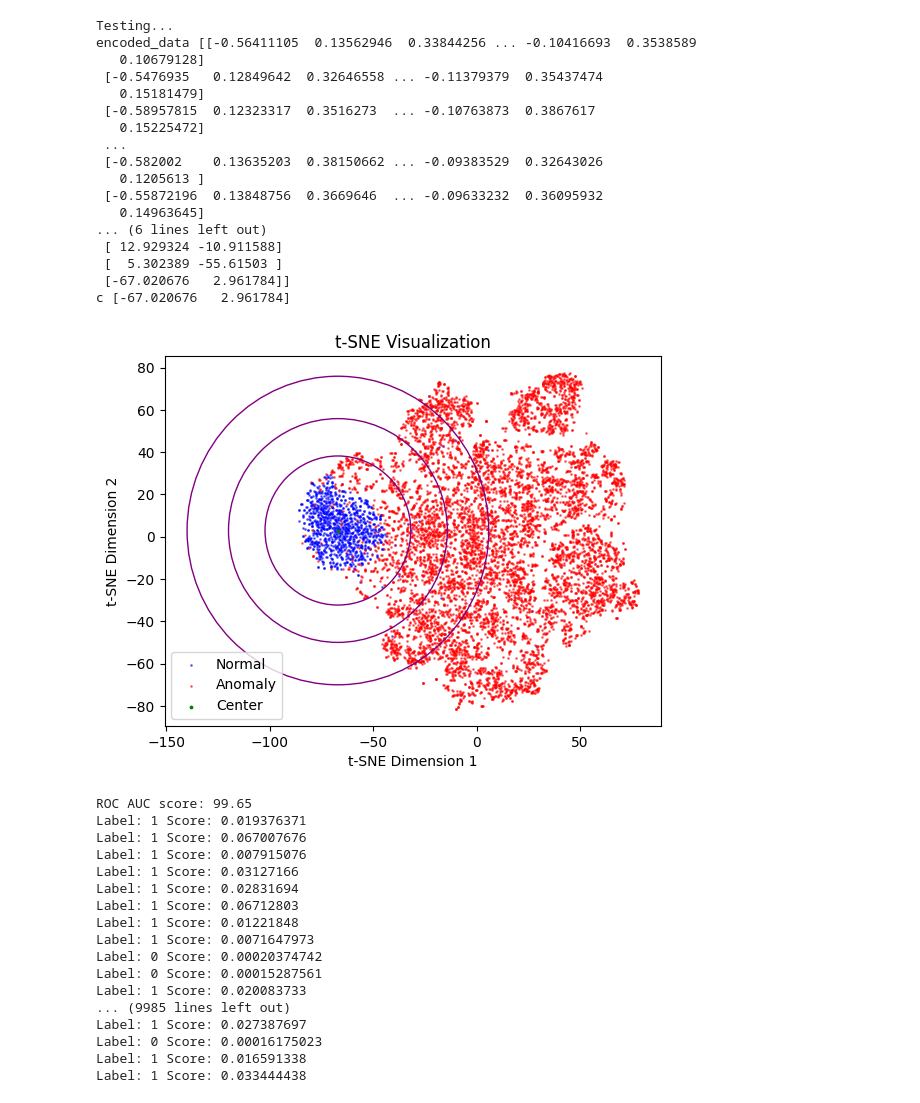
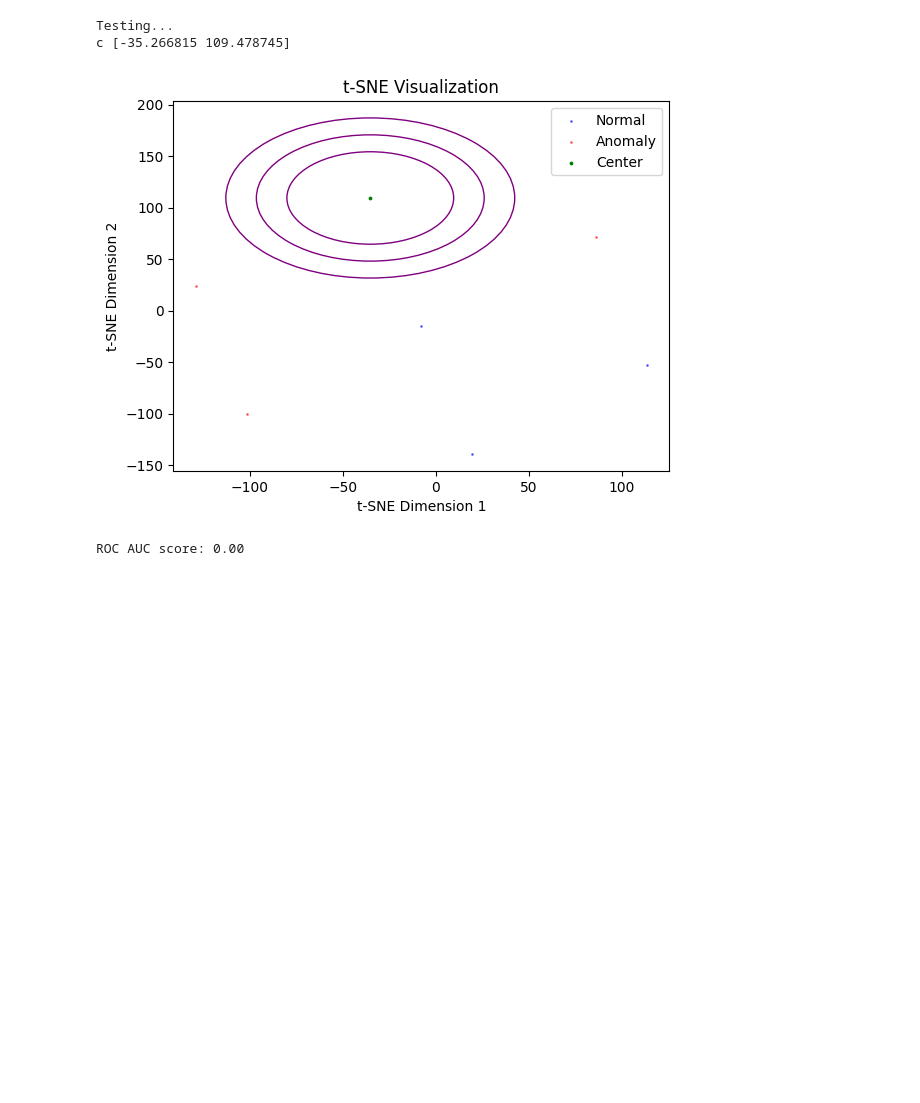
Before and after one commit to jeewonkimm2/PyTorch-Deep-SVDD, a Jupyter notebook: DeepSVDD.ipynb, the cells around one changed output. Saved outputs shown, nothing was run; the diff lists cells and outputs as text; code cells hidden in the pictures; blank space fills up the shorter version.

Commit message:
Loading custom dataset(mvtec)
Need to fix network upon custom dataset

```diff
--- a/DeepSVDD.ipynb
+++ b/DeepSVDD.ipynb
@@ -9,8 +9,8 @@ from preprocess import get_mnist
 # %%
 class Args:
 
-    num_epochs=150
-    num_epochs_ae=150
+    num_epochs=5
+    num_epochs_ae=5
     patience=50
     lr=1e-4
     weight_decay=0.5e-6
@@ -21,13 +21,18 @@ class Args:
     pretrain=True
     latent_dim=32
     normal_class=1
+    mvtec_dir = './data/mvtec_exp'
+
 
 
 args = Args()
 device = torch.device('cuda' if torch.cuda.is_available() else 'cpu')
-data = get_mnist(args)
-# data2 = get_mvtec(args)
 
+# # mnist datset
+# data = get_mnist(args)
+
+# mvtec dataset(custom dataset)
+data = get_mvtec(args.mvtec_dir)
 deep_SVDD = TrainerDeepSVDD(args, data, device)
 
 if args.pretrain:
@@ -73,47 +64,12 @@ Training Deep SVDD... Epoch: 149, Loss: 0.001
 # %%
 from test import eval
 
 labels, scores = eval(deep_SVDD.net, deep_SVDD.c, data[1], device)
-
-# Print all labels and scores
-for label, score in zip(labels, scores):
-    print("Label:", label, "Score:", score)
 # %% [output]
 Testing...
-encoded_data [[-0.56411105  0.13562946  0.33844256 ... -0.10416693  0.3538589
-   0.10679128]
- [-0.5476935   0.12849642  0.32646558 ... -0.11379379  0.35437474
-   0.15181479]
- [-0.58957815  0.12323317  0.3516273  ... -0.10763873  0.3867617
-   0.15225472]
- ...
- [-0.582002    0.13635203  0.38150662 ... -0.09383529  0.32643026
-   0.1205613 ]
- [-0.55872196  0.13848756  0.3669646  ... -0.09633232  0.36095932
-   0.14963645]
-... (6 lines left out)
- [ 12.929324 -10.911588]
- [  5.302389 -55.61503 ]
- [-67.020676   2.961784]]
-c [-67.020676   2.961784]
+c [-35.266815 109.478745]
-[figure, old version]
+[figure, new version]
-ROC AUC score: 99.65
-Label: 1 Score: 0.019376371
-Label: 1 Score: 0.067007676
-Label: 1 Score: 0.007915076
-Label: 1 Score: 0.03127166
-Label: 1 Score: 0.02831694
-Label: 1 Score: 0.06712803
-Label: 1 Score: 0.01221848
-Label: 1 Score: 0.0071647973
-Label: 0 Score: 0.00020374742
-Label: 0 Score: 0.00015287561
-Label: 1 Score: 0.020083733
-... (9985 lines left out)
-Label: 1 Score: 0.027387697
-Label: 0 Score: 0.00016175023
-Label: 1 Score: 0.016591338
-Label: 1 Score: 0.033444438
+ROC AUC score: 0.00
 # %%
 import matplotlib.pyplot as plt
 import pandas as pd
```
Also changed, not shown: parts of 5 cells of this notebook, 1 other file.
